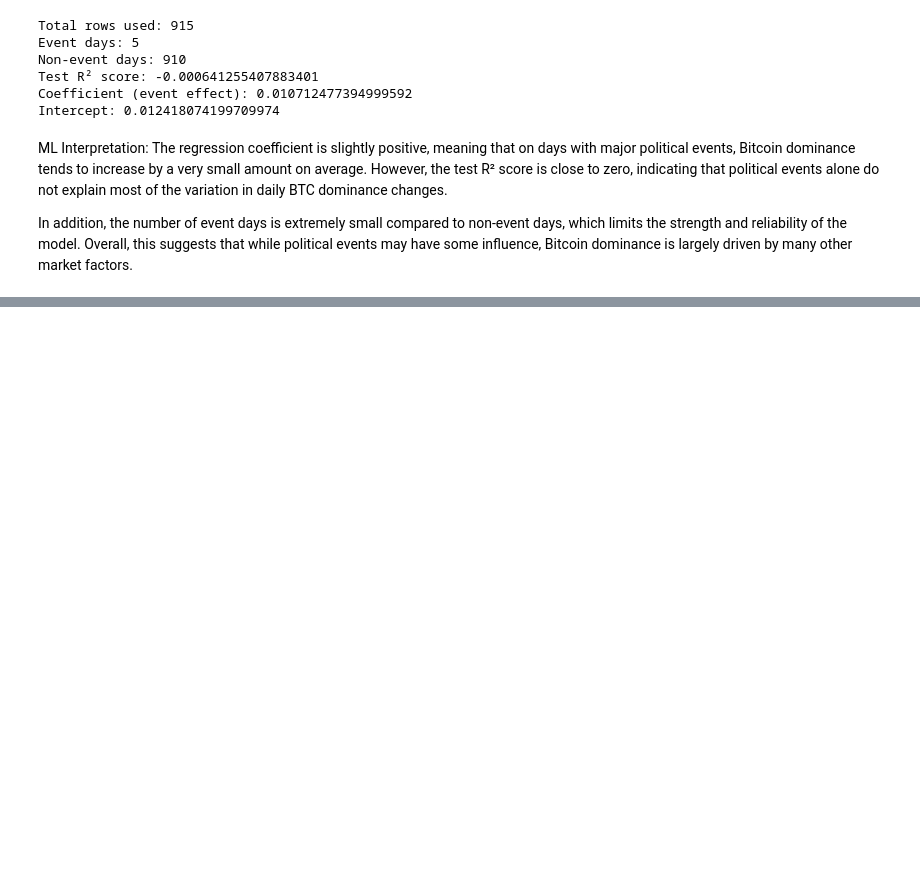
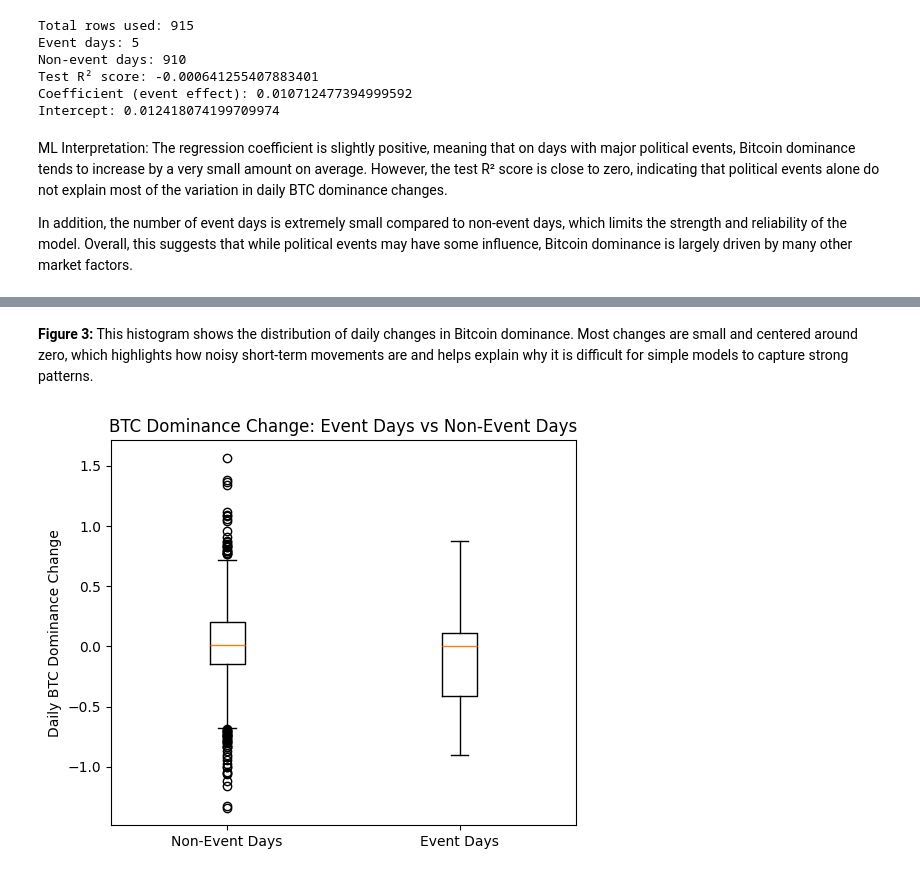
Before and after one commit to raehahbukhari-rgb/Global-Political-Events-and-Bitcoin-Dominance, a Jupyter notebook: notebooks/DSA_210_project.ipynb, the cells around one changed output, grey strips where cells are left out. Saved outputs shown, nothing was run; the diff lists cells and outputs as text; code cells hidden in the pictures; blank space fills up the shorter version.

```diff
--- a/notebooks/DSA_210_project.ipynb
+++ b/notebooks/DSA_210_project.ipynb
@@ -189,0 +239,16 @@ In addition, the number of event days is extremely small compared to non-event d
+# %% [markdown]
+**Figure 3:** This histogram shows the distribution of daily changes in Bitcoin dominance. Most changes are small and centered around zero, which highlights how noisy short-term movements are and helps explain why it is difficult for simple models to capture strong patterns.
+# %%
+plt.figure(figsize=(6, 5))
+
+data_to_plot = [
+    df[df["event_flag"] == 0]["btc_change"],
+    df[df["event_flag"] == 1]["btc_change"]
+]
+
+plt.boxplot(data_to_plot, labels=["Non-Event Days", "Event Days"])
+plt.ylabel("Daily BTC Dominance Change")
+plt.title("BTC Dominance Change: Event Days vs Non-Event Days")
+plt.show()
+# %% [output]
+[figure, added]
```
Also changed, not shown: parts of 11 cells of this notebook.
